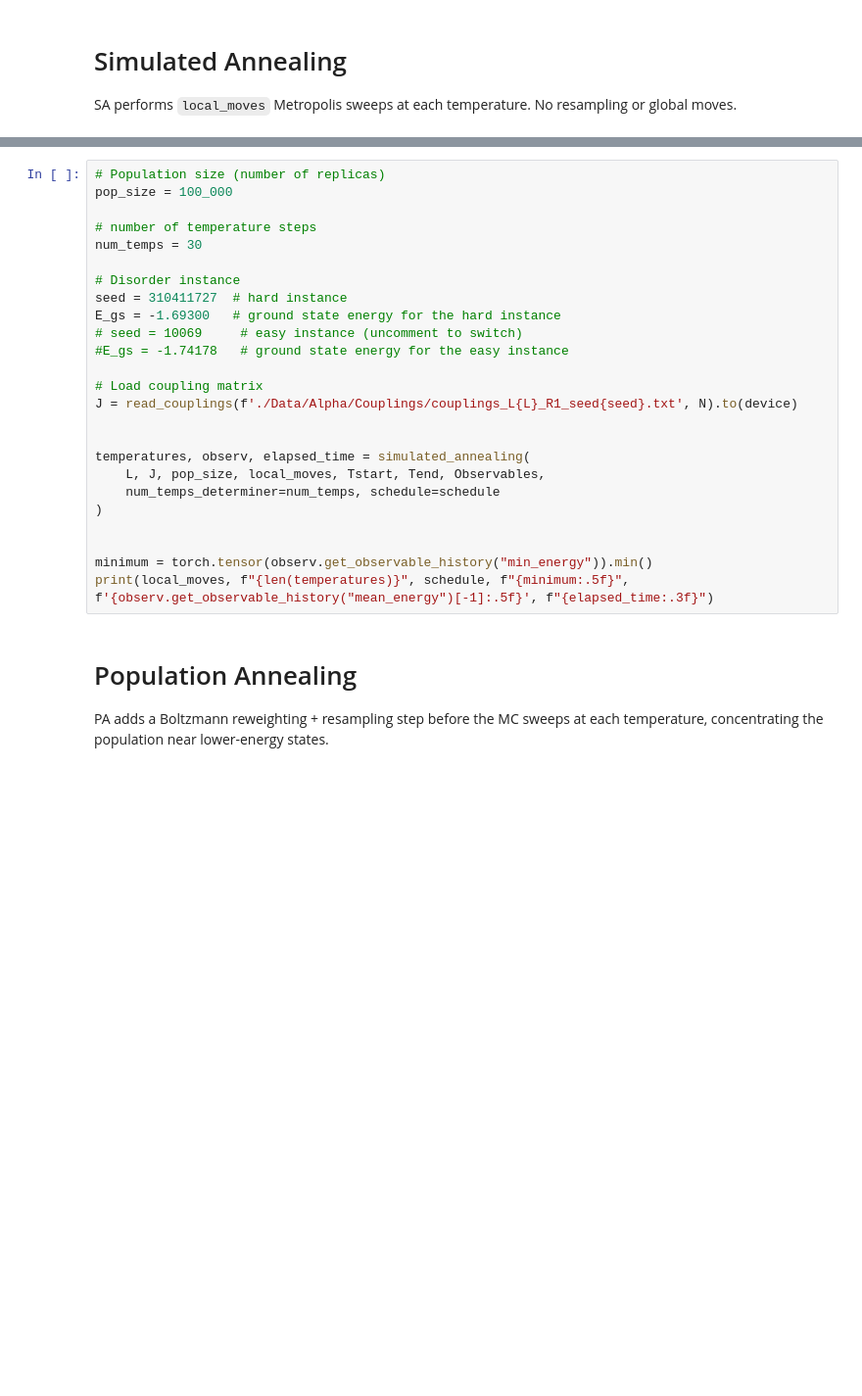
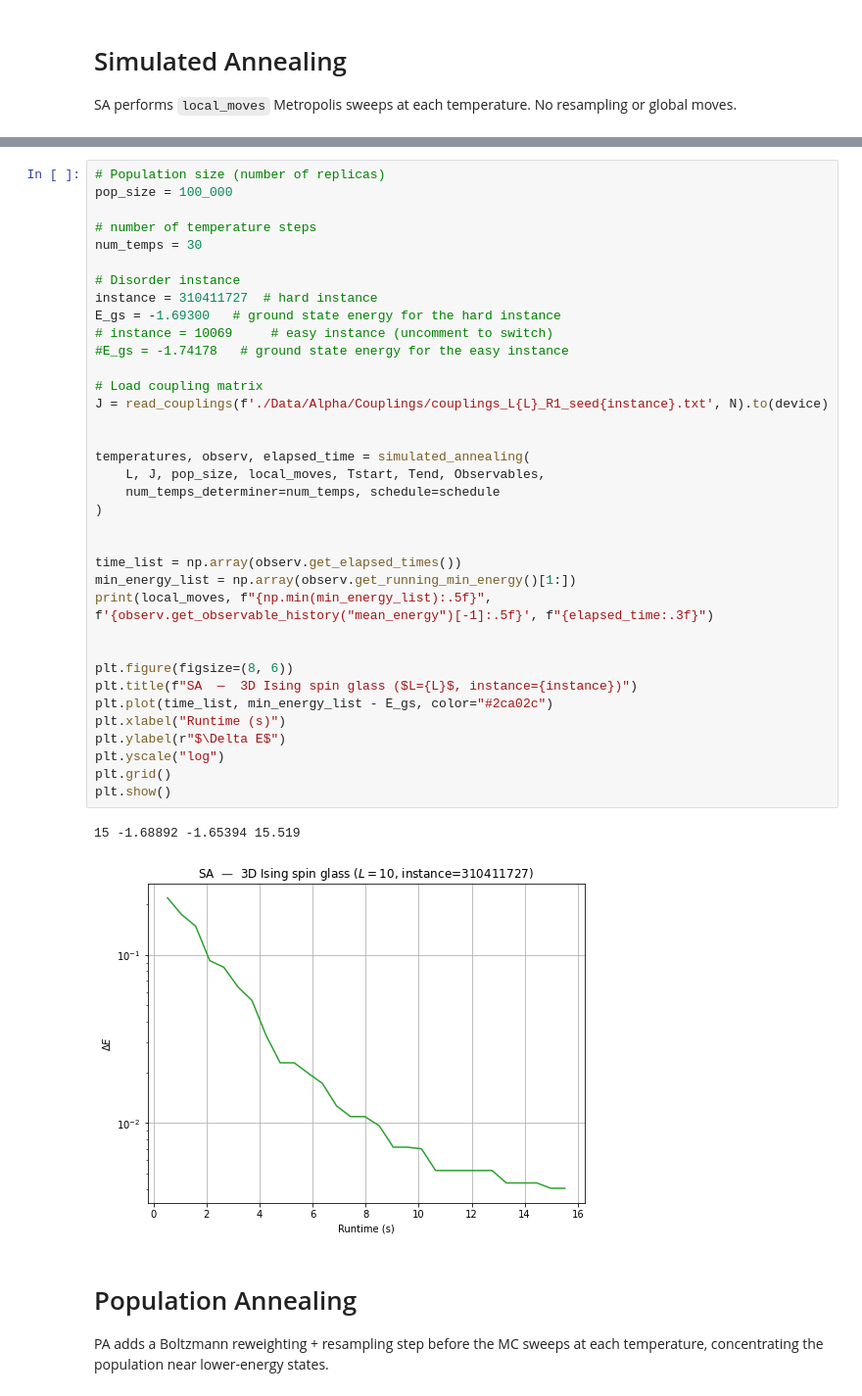
Before and after one commit to ocadni/spin-glass-benchmarks, a Jupyter notebook: example_notebook/example_notebook.ipynb, the cells around one changed output, grey strips where cells are left out. Shown at 98% size. Saved outputs shown, nothing was run; the diff lists cells and outputs as text; blank space fills up the shorter version.

```diff
--- a/example_notebook/example_notebook.ipynb
+++ b/example_notebook/example_notebook.ipynb
@@ -164,28 +226,42 @@ SA performs `local_moves` Metropolis sweeps at each temperature. No resampling o
 # %%
 # Population size (number of replicas)
 pop_size = 100_000
 
 # number of temperature steps
 num_temps = 30
 
 # Disorder instance
-seed = 310411727  # hard instance
+instance = 310411727  # hard instance
 E_gs = -1.69300   # ground state energy for the hard instance
-# seed = 10069     # easy instance (uncomment to switch)
+# instance = 10069     # easy instance (uncomment to switch)
 #E_gs = -1.74178   # ground state energy for the easy instance
 
 # Load coupling matrix
-J = read_couplings(f'./Data/Alpha/Couplings/couplings_L{L}_R1_seed{seed}.txt', N).to(device)
+J = read_couplings(f'./Data/Alpha/Couplings/couplings_L{L}_R1_seed{instance}.txt', N).to(device)
 
 
 temperatures, observ, elapsed_time = simulated_annealing(
     L, J, pop_size, local_moves, Tstart, Tend, Observables,
     num_temps_determiner=num_temps, schedule=schedule
 )
 
 
-minimum = torch.tensor(observ.get_observable_history("min_energy")).min()
-print(local_moves, f"{len(temperatures)}", schedule, f"{minimum:.5f}", f'{observ.get_observable_history("mean_energy")[-1]:.5f}', f"{elapsed_time:.3f}")
+time_list = np.array(observ.get_elapsed_times())
+min_energy_list = np.array(observ.get_running_min_energy()[1:])
+print(local_moves, f"{np.min(min_energy_list):.5f}", f'{observ.get_observable_history("mean_energy")[-1]:.5f}', f"{elapsed_time:.3f}")
+
+
+plt.figure(figsize=(8, 6))
+plt.title(f"SA  —  3D Ising spin glass ($L={L}$, instance={instance})")
+plt.plot(time_list, min_energy_list - E_gs, color="#2ca02c")
+plt.xlabel("Runtime (s)")
+plt.ylabel(r"$\Delta E$")
+plt.yscale("log")
+plt.grid()
+plt.show()
+# %% [output]
+15 -1.68892 -1.65394 15.519
+[figure, added]
 # %% [markdown]
 # Population Annealing
 
```
Also changed, not shown: parts of 18 cells of this notebook, 1 other file.
